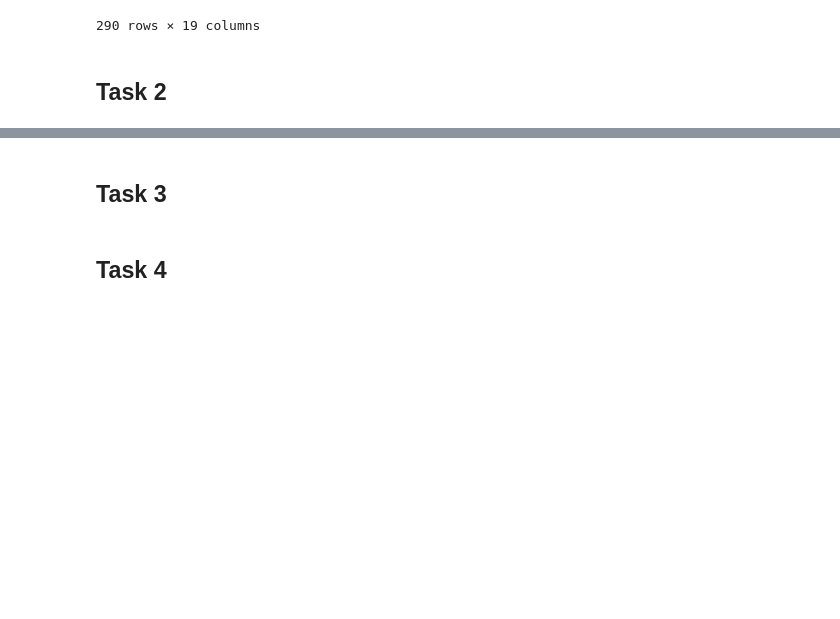
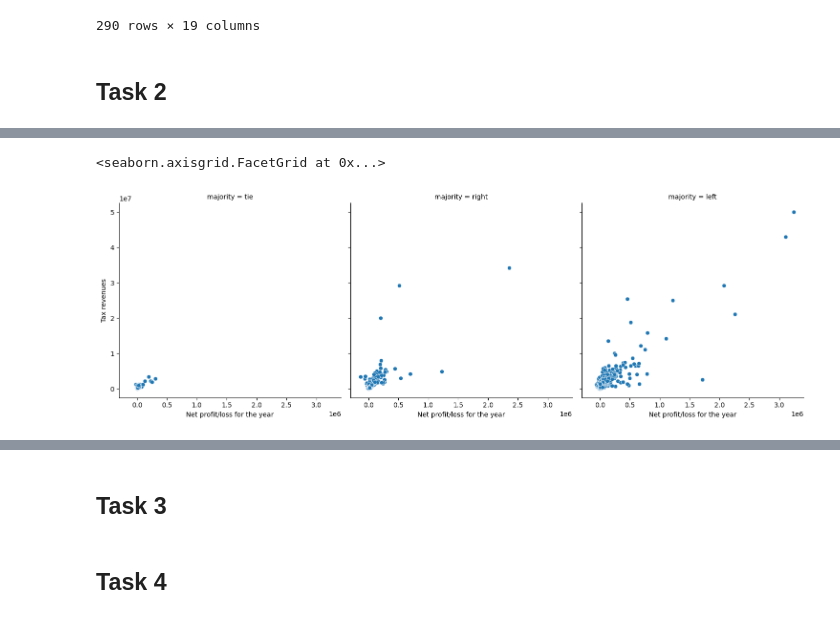
Before and after one commit to Keno-git/DS_assigment1, a Jupyter notebook: Assigment_1/Assigment_1.ipynb, the cells around one changed output, grey strips where cells are left out. Drawn from its saved outputs; the diff is of its cells as text; code cells hidden in the pictures; blank space fills up the shorter version.

```diff
--- a/Assigment_1/Assigment_1.ipynb
+++ b/Assigment_1/Assigment_1.ipynb
@@ -252,0 +261,5 @@ sns.displot(data=df, x="Net profit/loss for the year")
+# %%
+sns.relplot(data=df, x="Net profit/loss for the year", y="Tax revenues", col="majority")
+# %% [output]
+<seaborn.axisgrid.FacetGrid at 0x...>
+[figure, added]
```
Also changed, not shown: parts of 4 cells of this notebook.
